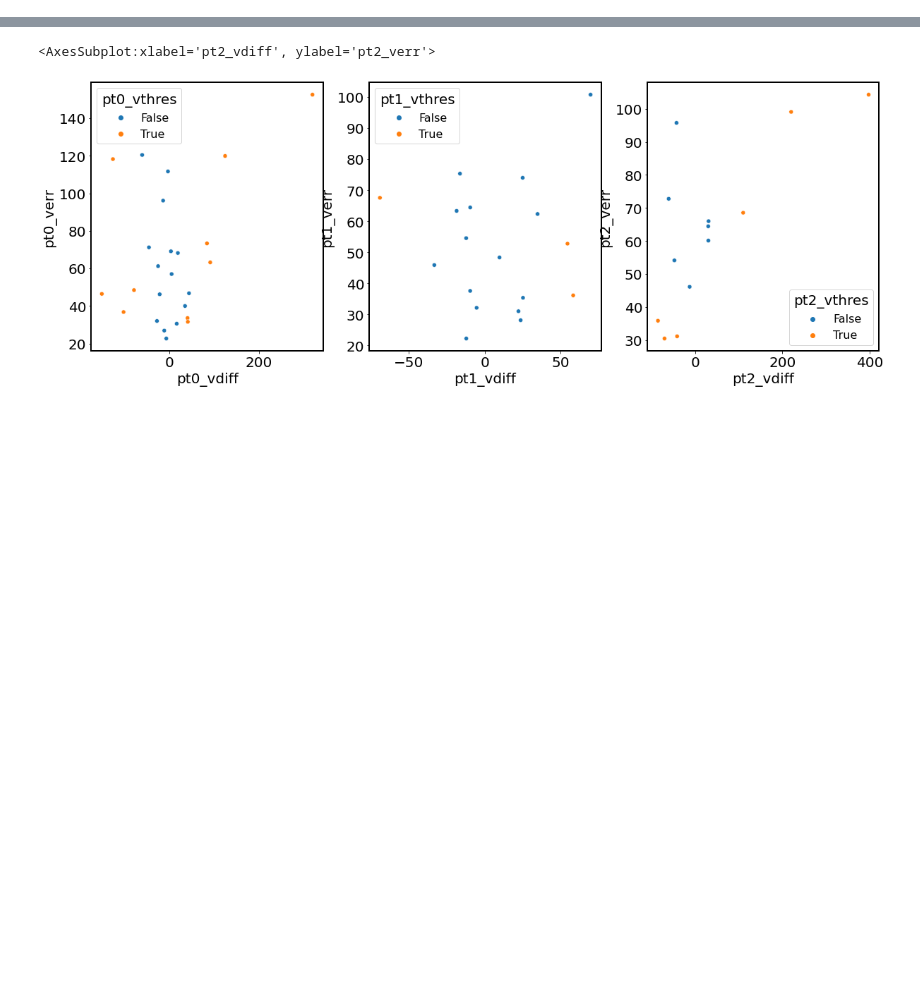
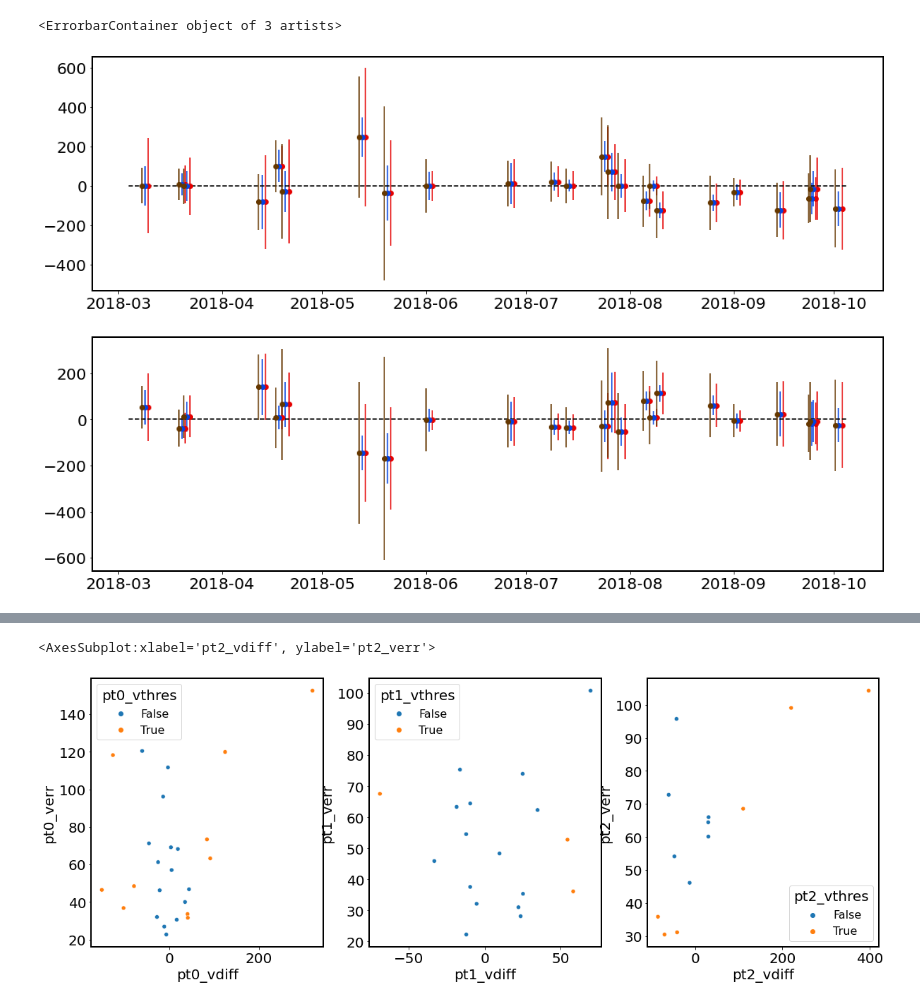
Before and after one commit to whyjz/GLAFT, a Jupyter notebook: notebooks/multiple_metrics/validation-ITSLIVE.ipynb, the cells around one changed output, grey strips where cells are left out. Cells and saved outputs as stored; diff of their text form; code cells hidden in the pictures; blank space fills up the shorter version.

```diff
--- a/notebooks/multiple_metrics/validation-ITSLIVE.ipynb
+++ b/notebooks/multiple_metrics/validation-ITSLIVE.ipynb
@@ -109,0 +137,29 @@ demo = df
+# %%
+# pt0
+
+fig, axs = plt.subplots(2, 1, figsize=(18, 12))
+axs[0].errorbar(df['Center date'].values + pd.Timedelta('1d'),
+             df['pt0_vxdiff'].values,
+             yerr=df['Assigned-x-error'].values * 2, fmt='o', color='xkcd:red')
+axs[0].errorbar(df['Center date'].values,
+             df['pt0_vxdiff'].values,
+             yerr=df['SAV-uncertainty-x'].values, fmt='o', color='xkcd:blue')
+# xerr=((df['End date'] - df['Start date']) / 2).values,
+axs[0].hlines(0, datetime(2018, 3, 4), datetime(2018, 10, 5), linestyles='dashed', color='xkcd:black')
+axs[1].errorbar(df['Center date'].values + pd.Timedelta('1d'),
+             df['pt0_vydiff'].values,
+             yerr=df['Assigned-y-error'].values * 2, fmt='o', color='xkcd:red')
+axs[1].errorbar(df['Center date'].values,
+             df['pt0_vydiff'].values,
+             yerr=df['SAV-uncertainty-y'].values, fmt='o', color='xkcd:blue')
+axs[1].hlines(0, datetime(2018, 3, 4), datetime(2018, 10, 5), linestyles='dashed', color='xkcd:black')
+
+axs[0].errorbar(df['Center date'].values - pd.Timedelta('1d'),
+             df['pt0_vxdiff'].values,
+             yerr=df['LSR-uncertainty-sh'].values * 100, fmt='o', color='xkcd:brown')
+axs[1].errorbar(df['Center date'].values - pd.Timedelta('1d'),
+             df['pt0_vydiff'].values,
+             yerr=df['LSR-uncertainty-sh'].values * 100, fmt='o', color='xkcd:brown')
+# %% [output]
+<ErrorbarContainer object of 3 artists>
+[figure, added]
```
Also changed, not shown: parts of 12 cells of this notebook, 5 other files.
